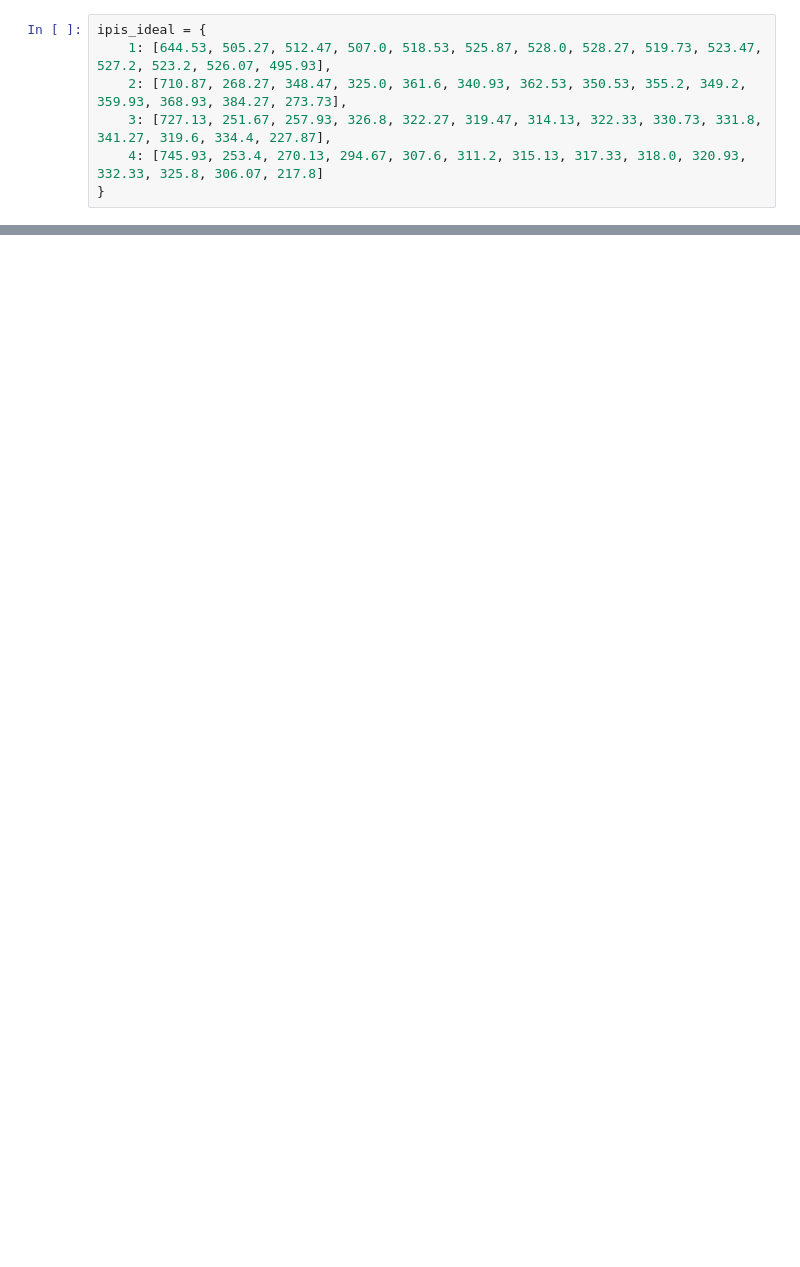
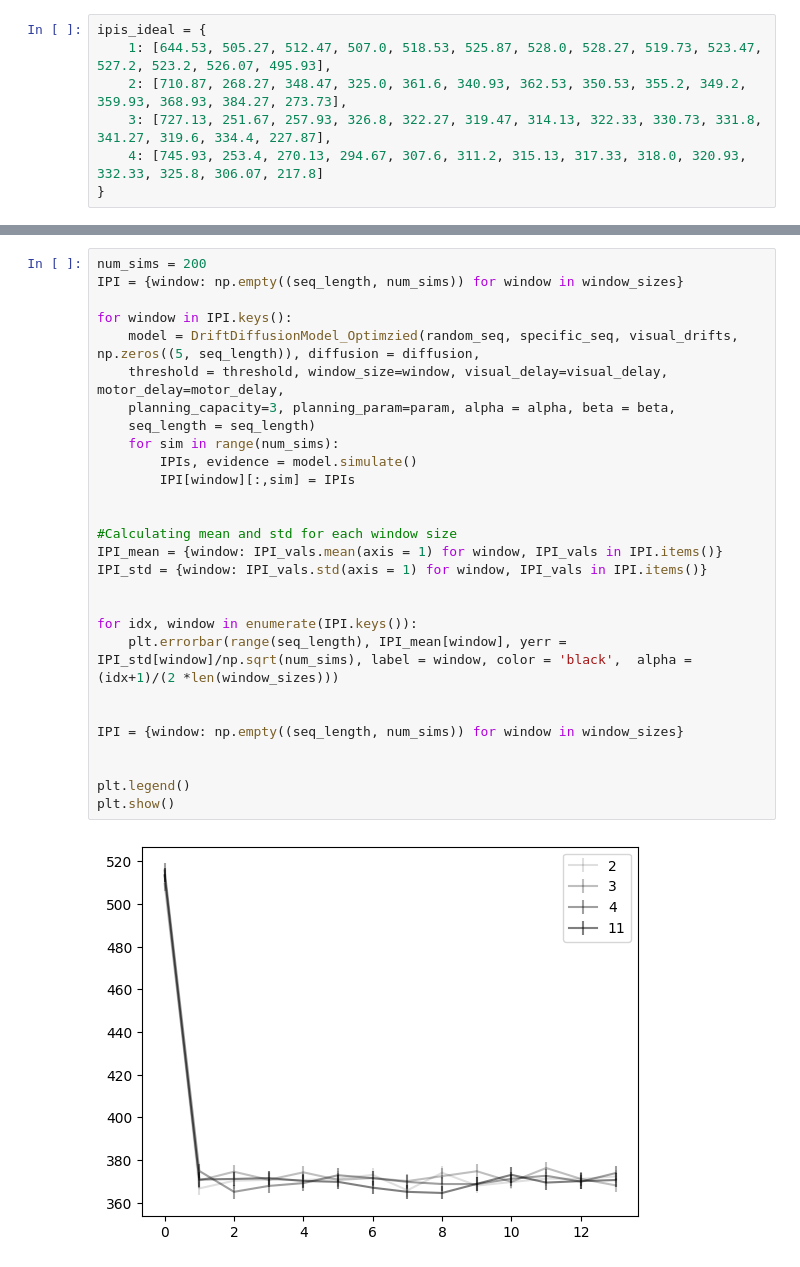
Before and after one commit to manazerzadeh/Sequential-HorseRace, a Jupyter notebook: model_seq_inhibition_fixed_capacity_fit.ipynb, the cells around one changed output, grey strips where cells are left out. Cells and saved outputs as stored; diff of their text form; blank space fills up the shorter version.

```diff
--- a/model_seq_inhibition_fixed_capacity_fit.ipynb
+++ b/model_seq_inhibition_fixed_capacity_fit.ipynb
@@ -597 +534,31 @@ Stopping search: Swarm best position change less than 1e-08
+# %%
+num_sims = 200
+IPI = {window: np.empty((seq_length, num_sims)) for window in window_sizes}
+
+for window in IPI.keys():
+    model = DriftDiffusionModel_Optimzied(random_seq, specific_seq, visual_drifts, np.zeros((5, seq_length)), diffusion = diffusion,
+    threshold = threshold, window_size=window, visual_delay=visual_delay, motor_delay=motor_delay,
+    planning_capacity=3, planning_param=param, alpha = alpha, beta = beta,
+    seq_length = seq_length)
+    for sim in range(num_sims):
+        IPIs, evidence = model.simulate()
+        IPI[window][:,sim] = IPIs
+
+
+#Calculating mean and std for each window size
+IPI_mean = {window: IPI_vals.mean(axis = 1) for window, IPI_vals in IPI.items()}
+IPI_std = {window: IPI_vals.std(axis = 1) for window, IPI_vals in IPI.items()}
+
+
+for idx, window in enumerate(IPI.keys()):
+    plt.errorbar(range(seq_length), IPI_mean[window], yerr = IPI_std[window]/np.sqrt(num_sims), label = window, color = 'black',  alpha = (idx+1)/(2 *len(window_sizes)))
+
+
+IPI = {window: np.empty((seq_length, num_sims)) for window in window_sizes}
+
+
+plt.legend()
+plt.show()
+# %% [output]
+[figure, added]
 # %%
```
Also changed, not shown: parts of 55 cells of this notebook, 10 other files.
